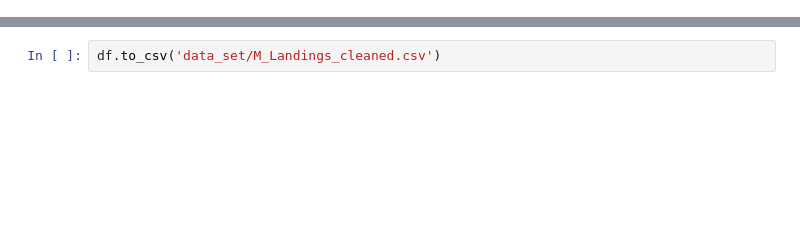
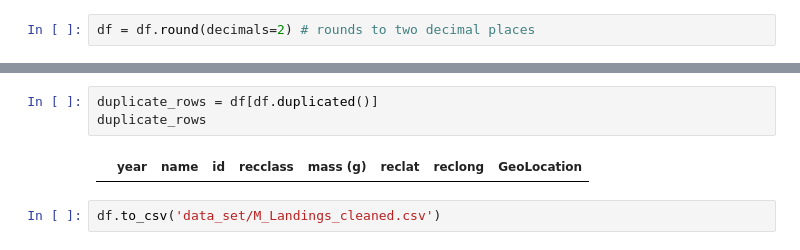
Before and after one commit to CraigMariani/MeteorLandings, a Jupyter notebook: cleaner.ipynb, the cells around one changed output, grey strips where cells are left out. Saved outputs shown, nothing was run; the diff lists cells and outputs as text; blank space fills up the shorter version.

```diff
--- a/cleaner.ipynb
+++ b/cleaner.ipynb
@@ -139,0 +207,2 @@ df = df.dropna(0, how='any')
+# %%
+df = df.round(decimals=2) # rounds to two decimal places
@@ -140,2 +290,7 @@ df = df.dropna(0, how='any')
+# %%
+duplicate_rows = df[df.duplicated()]
+duplicate_rows
+# %% [output]
+|  | year | name | id | recclass | mass (g) | reclat | reclong | GeoLocation |
 # %%
 df.to_csv('data_set/M_Landings_cleaned.csv')
```
Also changed, not shown: parts of 43 cells of this notebook, 2 other files.
